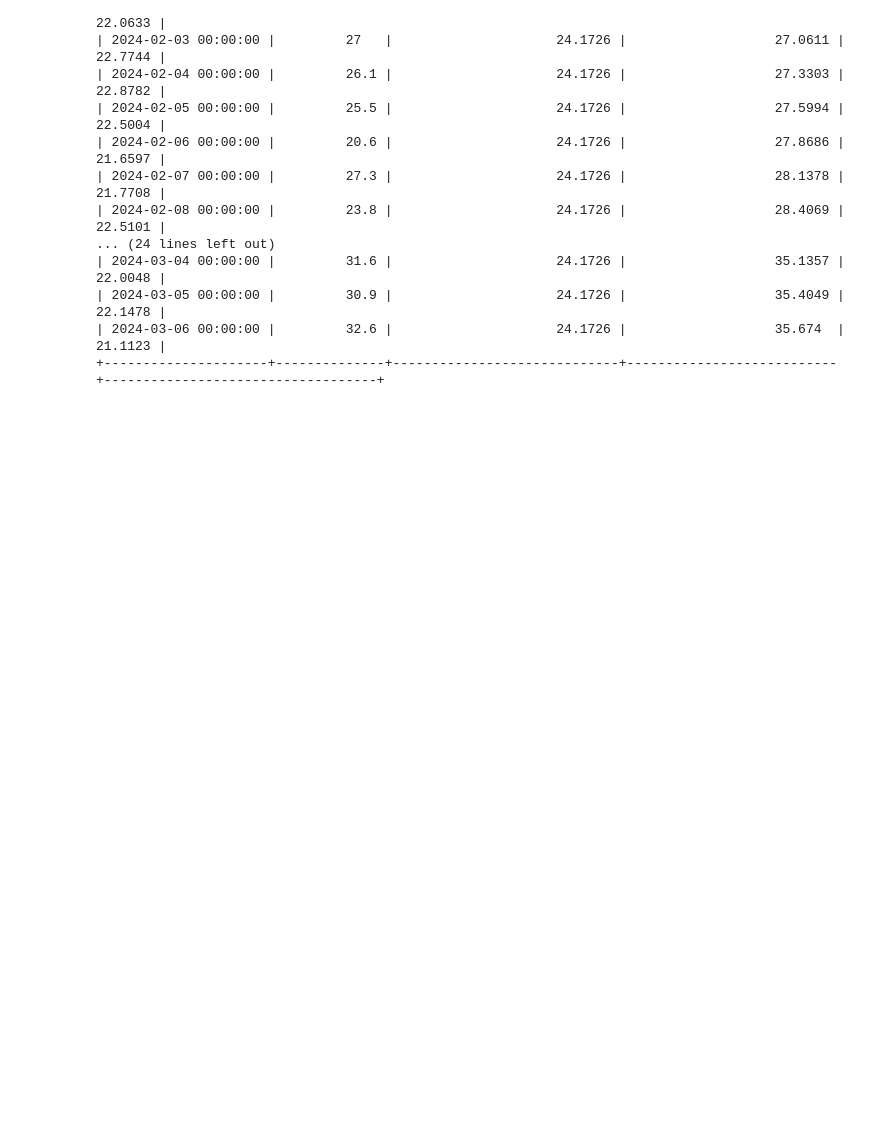
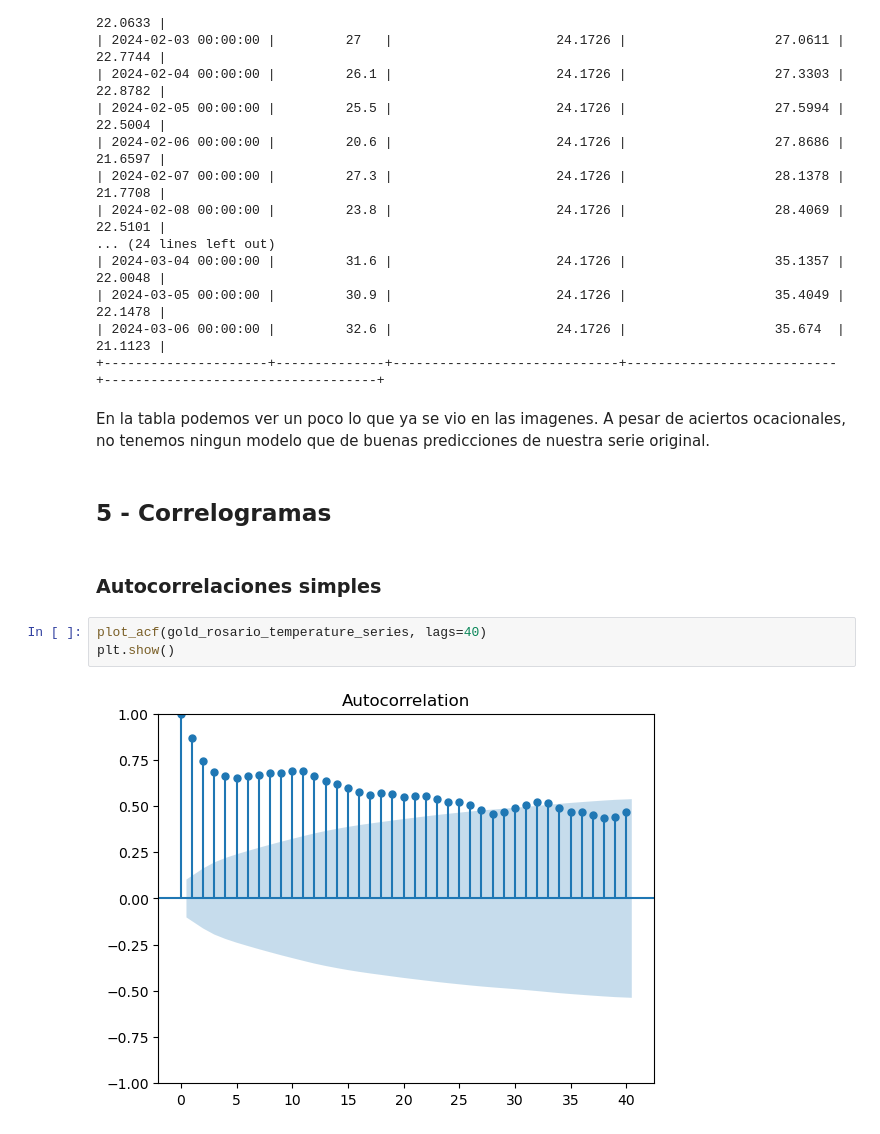
Before and after one commit to PabloPaezSheridan/TemporalSeries, a Jupyter notebook: Solution/PabloPaez_ArgetinianMetherologicalSeries.ipynb, the cells around one changed output. Saved outputs shown, nothing was run; the diff lists cells and outputs as text; blank space fills up the shorter version.

```diff
--- a/Solution/PabloPaez_ArgetinianMetherologicalSeries.ipynb
+++ b/Solution/PabloPaez_ArgetinianMetherologicalSeries.ipynb
@@ -203,3 +212,14 @@ print(tabulate(comparison_table, headers='keys', tablefmt='psql'))
 | 2024-03-05 00:00:00 |         30.9 |                     24.1726 |                   35.4049 |                           22.1478 |
 | 2024-03-06 00:00:00 |         32.6 |                     24.1726 |                   35.674  |                           21.1123 |
 +---------------------+--------------+-----------------------------+---------------------------+-----------------------------------+
+# %% [markdown]
+En la tabla podemos ver un poco lo que ya se vio en las imagenes. A pesar de aciertos ocacionales, no tenemos ningun modelo que de buenas predicciones de nuestra serie original.
+# %% [markdown]
+<h2>5 - Correlogramas</h2>
+# %% [markdown]
+<h3>Autocorrelaciones simples</h3>
+# %%
+plot_acf(gold_rosario_temperature_series, lags=40)
+plt.show()
+# %% [output]
+[figure, added]
```
Also changed, not shown: parts of 12 cells of this notebook.
